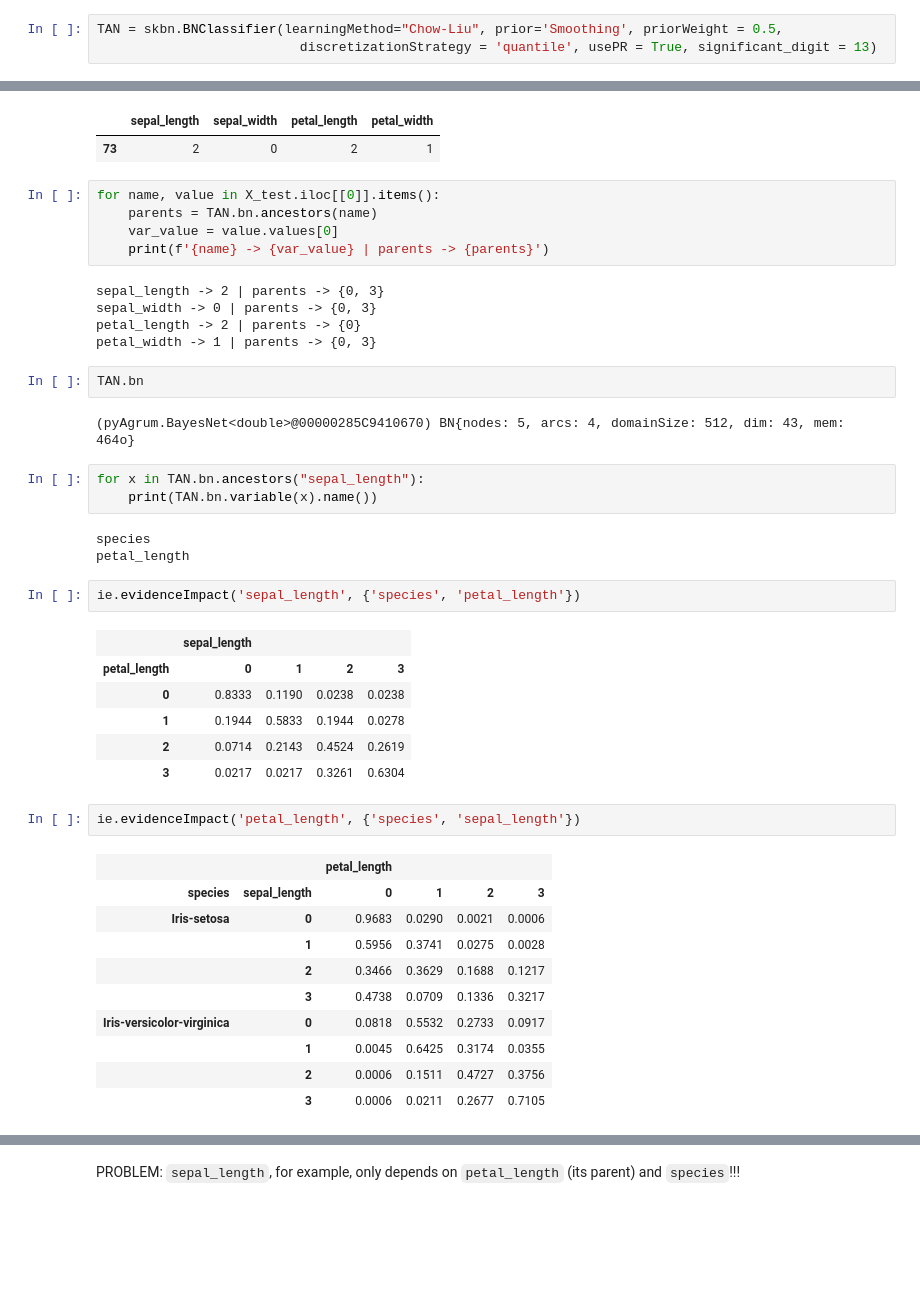
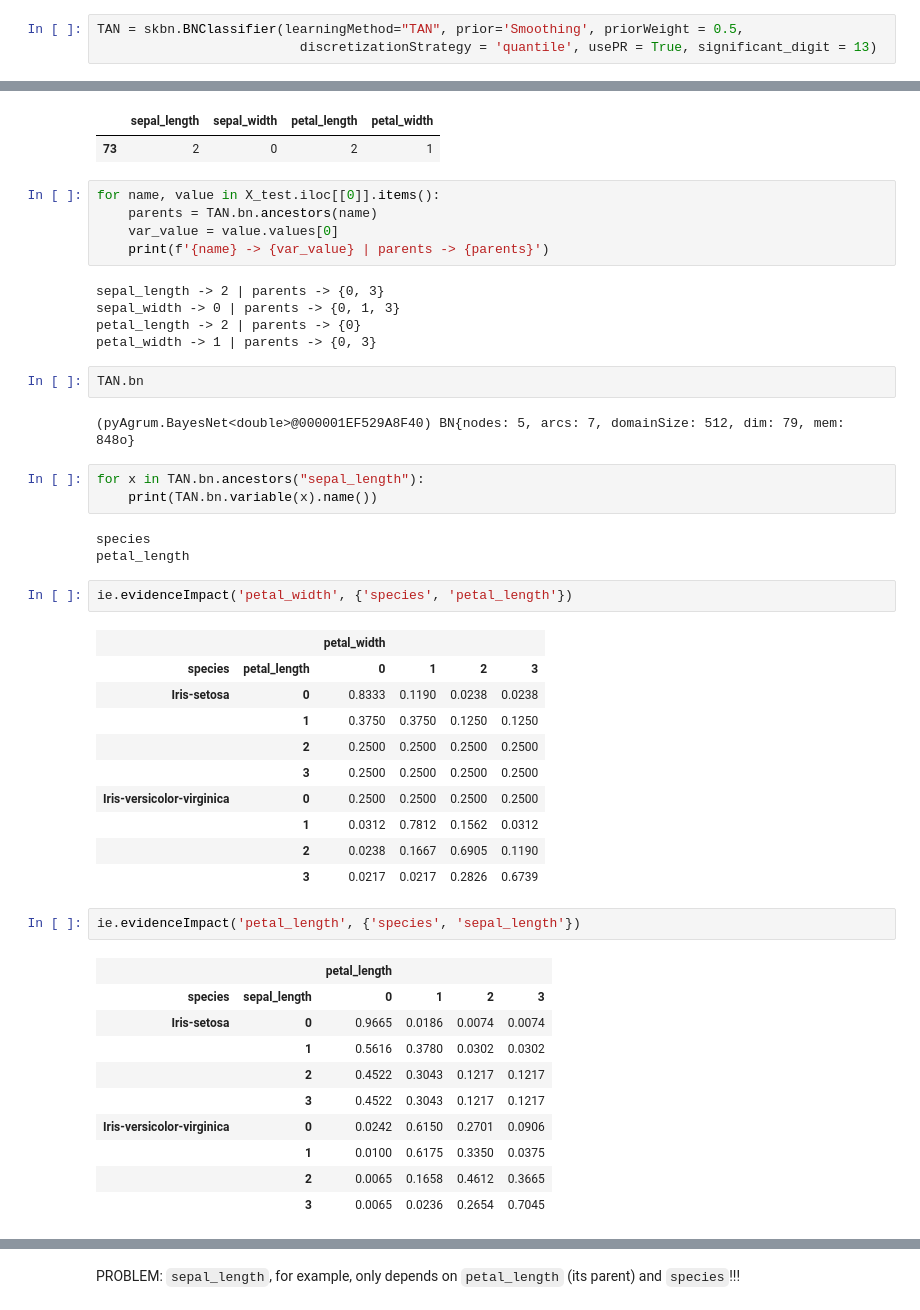
Before and after one commit to bmihaljevic/tfg-interpretml, a Jupyter notebook: experimental_notebooks/tan_and_bn/tan.ipynb, the cells around one changed output, grey strips where cells are left out. Saved outputs shown, nothing was run; the diff lists cells and outputs as text; blank space fills up the shorter version.

```diff
--- a/experimental_notebooks/tan_and_bn/tan.ipynb
+++ b/experimental_notebooks/tan_and_bn/tan.ipynb
@@ -35,5 +35,5 @@ data.sample(5)
 # %%
-TAN = skbn.BNClassifier(learningMethod="Chow-Liu", prior='Smoothing', priorWeight = 0.5,
+TAN = skbn.BNClassifier(learningMethod="TAN", prior='Smoothing', priorWeight = 0.5,
                           discretizationStrategy = 'quantile', usePR = True, significant_digit = 13)
 # %%
 type(TAN)
@@ -297,13 +309,13 @@ for name, value in X_test.iloc[[0]].items():
     print(f'{name} -> {var_value} | parents -> {parents}')
 # %% [output]
 sepal_length -> 2 | parents -> {0, 3}
-sepal_width -> 0 | parents -> {0, 3}
+sepal_width -> 0 | parents -> {0, 1, 3}
 petal_length -> 2 | parents -> {0}
 petal_width -> 1 | parents -> {0, 3}
 # %%
 TAN.bn
 # %% [output]
-(pyAgrum.BayesNet<double>@00000285C9410670) BN{nodes: 5, arcs: 4, domainSize: 512, dim: 43, mem: 464o}
+(pyAgrum.BayesNet<double>@000001EF529A8F40) BN{nodes: 5, arcs: 7, domainSize: 512, dim: 79, mem: 848o}
 # %%
 for x in TAN.bn.ancestors("sepal_length"):
     print(TAN.bn.variable(x).name())
@@ -311,24 +323,28 @@ for x in TAN.bn.ancestors("sepal_length"):
 species
 petal_length
 # %%
-ie.evidenceImpact('sepal_length', {'species', 'petal_length'})
+ie.evidenceImpact('petal_width', {'species', 'petal_length'})
 # %% [output]
-|  | sepal_length |  |  |  |
-| petal_length | 0 | 1 | 2 | 3 |
-| 0 | 0.8333 | 0.1190 | 0.0238 | 0.0238 |
-| 1 | 0.1944 | 0.5833 | 0.1944 | 0.0278 |
-| 2 | 0.0714 | 0.2143 | 0.4524 | 0.2619 |
-| 3 | 0.0217 | 0.0217 | 0.3261 | 0.6304 |
+|  |  | petal_width |  |  |  |
+| species | petal_length | 0 | 1 | 2 | 3 |
+| Iris-setosa | 0 | 0.8333 | 0.1190 | 0.0238 | 0.0238 |
+|  | 1 | 0.3750 | 0.3750 | 0.1250 | 0.1250 |
+|  | 2 | 0.2500 | 0.2500 | 0.2500 | 0.2500 |
+|  | 3 | 0.2500 | 0.2500 | 0.2500 | 0.2500 |
+| Iris-versicolor-virginica | 0 | 0.2500 | 0.2500 | 0.2500 | 0.2500 |
+|  | 1 | 0.0312 | 0.7812 | 0.1562 | 0.0312 |
+|  | 2 | 0.0238 | 0.1667 | 0.6905 | 0.1190 |
+|  | 3 | 0.0217 | 0.0217 | 0.2826 | 0.6739 |
 # %%
 ie.evidenceImpact('petal_length', {'species', 'sepal_length'})
 # %% [output]
 |  |  | petal_length |  |  |  |
 | species | sepal_length | 0 | 1 | 2 | 3 |
-| Iris-setosa | 0 | 0.9683 | 0.0290 | 0.0021 | 0.0006 |
-|  | 1 | 0.5956 | 0.3741 | 0.0275 | 0.0028 |
-|  | 2 | 0.3466 | 0.3629 | 0.1688 | 0.1217 |
-|  | 3 | 0.4738 | 0.0709 | 0.1336 | 0.3217 |
-| Iris-versicolor-virginica | 0 | 0.0818 | 0.5532 | 0.2733 | 0.0917 |
-|  | 1 | 0.0045 | 0.6425 | 0.3174 | 0.0355 |
-|  | 2 | 0.0006 | 0.1511 | 0.4727 | 0.3756 |
-|  | 3 | 0.0006 | 0.0211 | 0.2677 | 0.7105 |
+| Iris-setosa | 0 | 0.9665 | 0.0186 | 0.0074 | 0.0074 |
+|  | 1 | 0.5616 | 0.3780 | 0.0302 | 0.0302 |
+|  | 2 | 0.4522 | 0.3043 | 0.1217 | 0.1217 |
+|  | 3 | 0.4522 | 0.3043 | 0.1217 | 0.1217 |
+| Iris-versicolor-virginica | 0 | 0.0242 | 0.6150 | 0.2701 | 0.0906 |
+|  | 1 | 0.0100 | 0.6175 | 0.3350 | 0.0375 |
+|  | 2 | 0.0065 | 0.1658 | 0.4612 | 0.3665 |
+|  | 3 | 0.0065 | 0.0236 | 0.2654 | 0.7045 |
```
Also changed, not shown: parts of 18 cells of this notebook, 2 other files.
